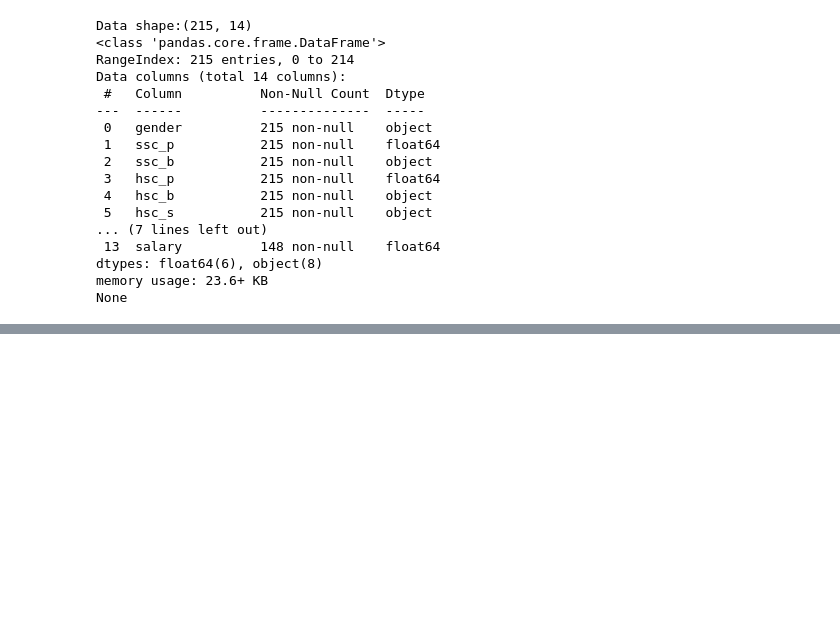
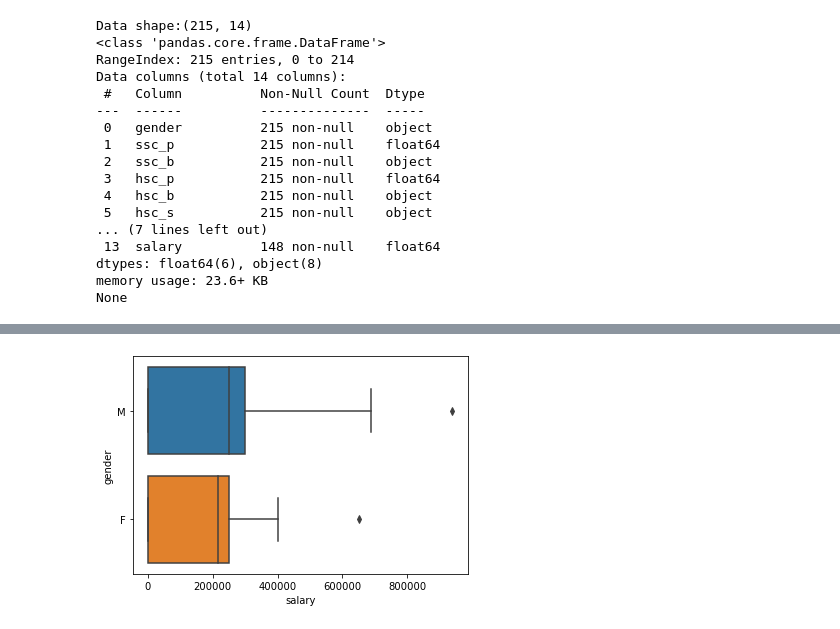
Before and after one commit to ayurya/H8_066, a Jupyter notebook: Day 15.ipynb, the cells around one changed output, grey strips where cells are left out. Cells and saved outputs as stored; diff of their text form; code cells hidden in the pictures; blank space fills up the shorter version.

```diff
--- a/Day 15.ipynb
+++ b/Day 15.ipynb
@@ -74,0 +107,5 @@ report=data.profile_re
+# %%
+sns.boxplot('salary','gender',data=data)
+plt.show()
+# %% [output]
+[figure, added]
```
Also changed, not shown: parts of 7 cells of this notebook, 13 other files.
